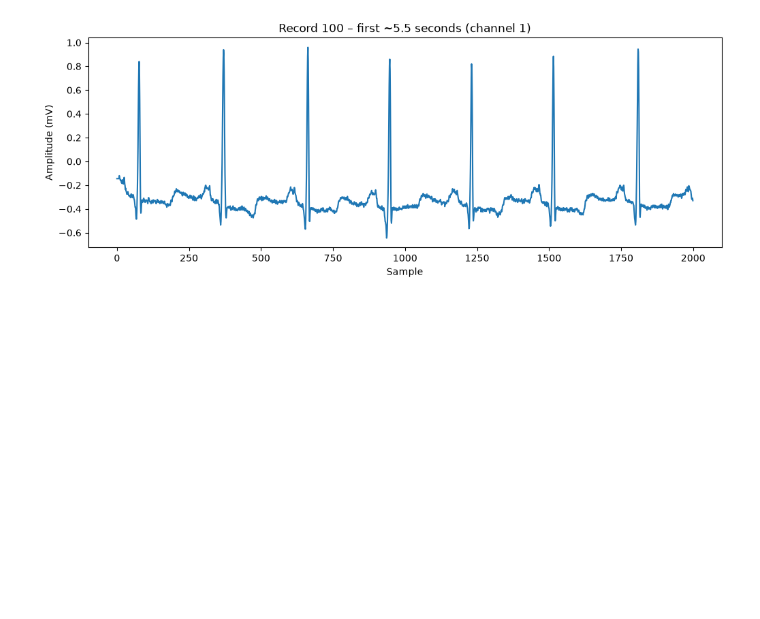
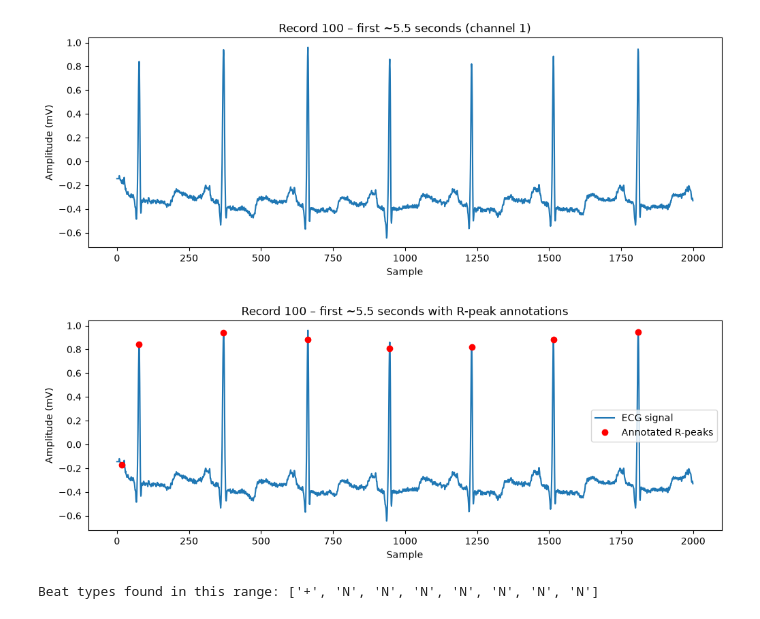
Before and after one commit to RasSved/Data-Mining-Project, a Jupyter notebook: notebooks/EDA.ipynb, the cells around one changed output. Saved outputs shown, nothing was run; the diff lists cells and outputs as text; code cells hidden in the pictures; blank space fills up the shorter version.

```diff
--- a/notebooks/EDA.ipynb
+++ b/notebooks/EDA.ipynb
@@ -22,3 +22,28 @@ Signal shape: (650000, 2)
 Sampling frequency: 360
 Number of annotated beats: 2274
 [figure]
+# %%
+import numpy as np
+
+# We only plotted the first 2000 samples earlier, so we need to find
+# which annotated beats fall within that same range
+plot_range = 2000
+beats_in_range = annotation.sample[annotation.sample < plot_range]
+
+# Re-plot the signal, then overlay markers at each R-peak position
+plt.figure(figsize=(12, 4))
+plt.plot(record.p_signal[:plot_range, 0], label='ECG signal')
+plt.plot(beats_in_range, record.p_signal[beats_in_range, 0],
+          'ro', label='Annotated R-peaks')
+plt.title('Record 100 – first ~5.5 seconds with R-peak annotations')
+plt.xlabel('Sample')
+plt.ylabel('Amplitude (mV)')
+plt.legend()
+plt.show()
+
+print("Beat types found in this range:",
+      [annotation.symbol[i] for i in range(len(annotation.sample))
+       if annotation.sample[i] < plot_range])
+# %% [output]
+[figure, added]
+Beat types found in this range: ['+', 'N', 'N', 'N', 'N', 'N', 'N', 'N']
```
Also changed, not shown: parts of 5 cells of this notebook.
